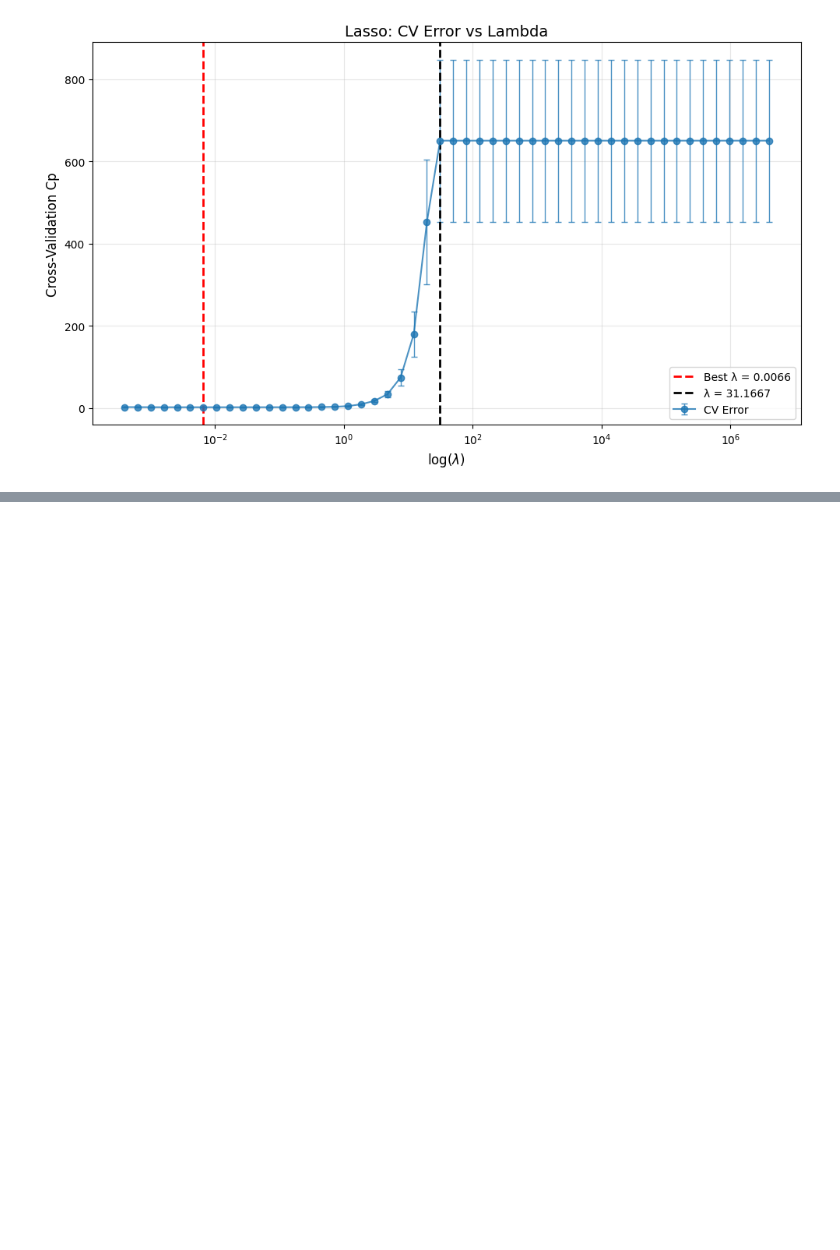
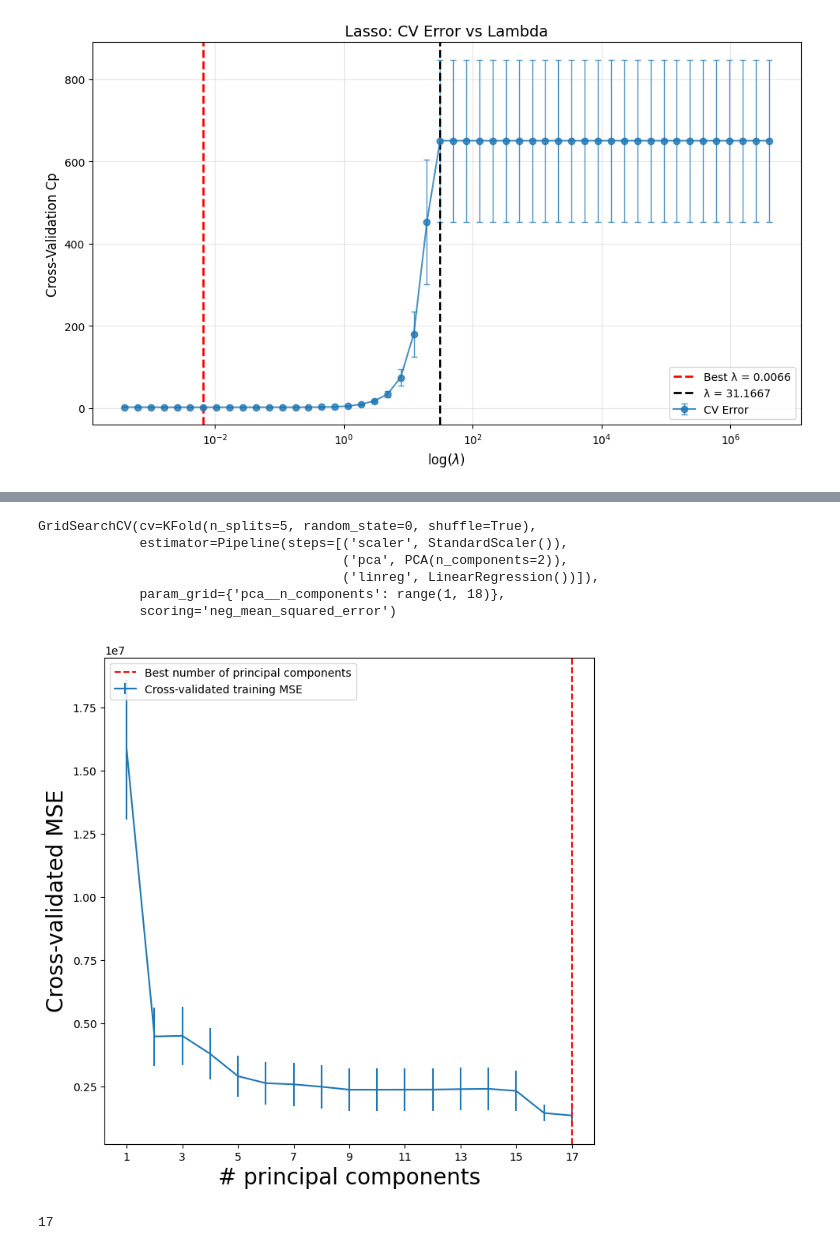
Before and after one commit to nhitran-00/ISL, a Jupyter notebook: chapter_6.ipynb, the cells around one changed output, grey strips where cells are left out. Drawn from its saved outputs; the diff is of its cells as text; code cells hidden in the pictures; blank space fills up the shorter version.

```diff
--- a/chapter_6.ipynb
+++ b/chapter_6.ipynb
@@ -505,0 +514,15 @@ dtype: float64
+# %%
+# 9.a
+data_9 = load_data('College')
+data_9 = pd.get_dummies(data_9, columns=['Private'], drop_first=True, dtype=int)
+data_9['intercept'] = np.ones(len(data_9))
+X9_train, X9_test, y9_train, y9_test = skm.train_test_split(data_9.drop(columns=['Apps'], inplace=False), data_9['Apps'], test_size=0.2, random_state=0)
+
+# 9.b
+model_9b = OLS(y9_train, X9_train).fit()
+predictions_9b = model_9b.predict(X9_test)
+RMSE_9b = np.sqrt(np.mean((y9_test - predictions_9b) ** 2))
+print('Test response mean = {}'.format(y9_test.mean()))
+print('Test RMSE = {}'.format(RMSE_9b))
+print('Ratio of test RMSE to response mean = {}\n'.format(RMSE_9b / y9_test.mean()) + '-'*50)
+print(model_9b.summary())
@@ -505,0 +648,42 @@ dtype: float64
+# %%
+# 9.e
+pca = PCA(n_components=2)
+linreg = skl.LinearRegression()
+
+pipe = Pipeline([('scaler', scaler),
+                 ('pca', pca),
+                 ('linreg', linreg)])
+
+param_grid = {'pca__n_components': range(1, len(X9_train.columns)+1)}
+grid_9e = skm.GridSearchCV(pipe,
+                        param_grid,
+                        cv=kfold,
+                        scoring='neg_mean_squared_error')
+grid_9e.fit(X9_train, y9_train)
+# %% [output]
+GridSearchCV(cv=KFold(n_splits=5, random_state=0, shuffle=True),
+             estimator=Pipeline(steps=[('scaler', StandardScaler()),
+                                       ('pca', PCA(n_components=2)),
+                                       ('linreg', LinearRegression())]),
+             param_grid={'pca__n_components': range(1, 18)},
+             scoring='neg_mean_squared_error')
+# %%
+pcr_fig, ax = subplots(figsize=(8, 8))
+n_comp = param_grid['pca__n_components']
+ax.errorbar(n_comp,
+            -grid_9e.cv_results_['mean_test_score'],
+            grid_9e.cv_results_['std_test_score'] / np.sqrt(K),
+            label='Cross-validated training MSE')
+ax.axvline(x=grid_9e.best_params_['pca__n_components'],
+           color='r',
+           linestyle='--', label='Best number of principal components')
+ax.set_ylabel('Cross-validated MSE', fontsize=20)
+ax.set_xlabel('# principal components', fontsize=20)
+ax.set_xticks(n_comp[::2])
+ax.legend();
+# %% [output]
+[figure, added]
+# %%
+grid_9e.best_params_['pca__n_components']
+# %% [output]
+17
```
Also changed, not shown: parts of 12 cells of this notebook.
